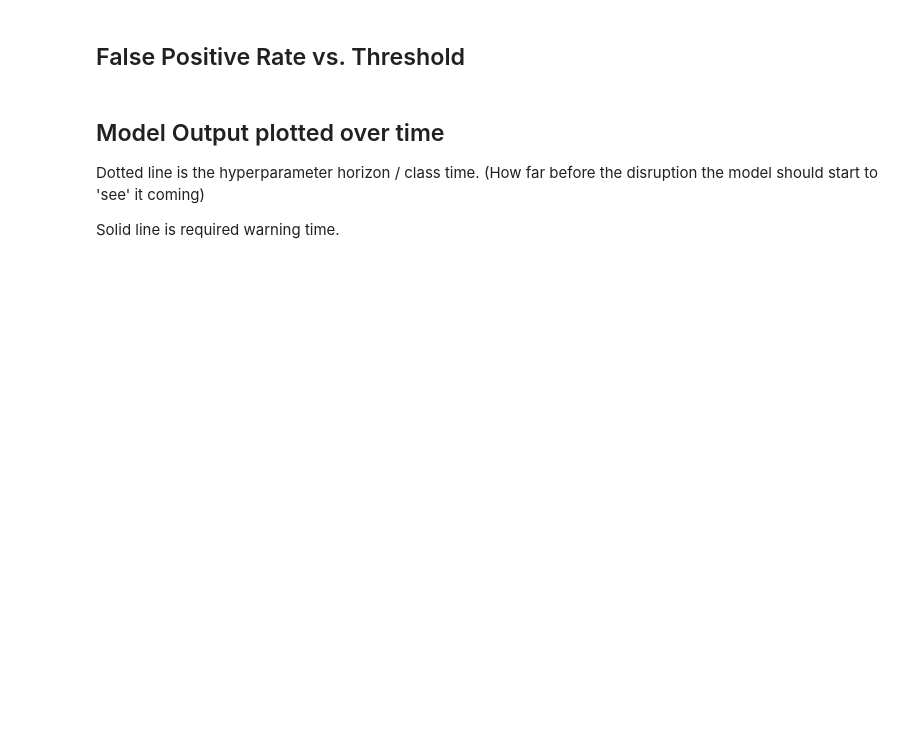
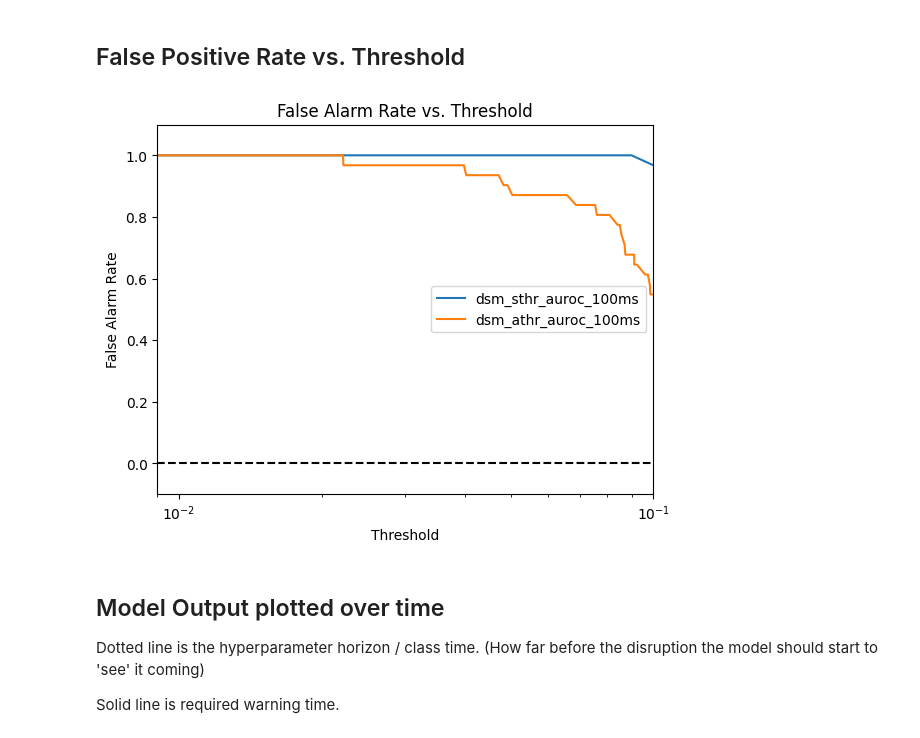
Before and after one commit to MIT-PSFC/disruption-survival-analysis, a Jupyter notebook: Run Experiments.ipynb, the cells around one changed output. Cells and saved outputs as stored; diff of their text form; code cells hidden in the pictures; blank space fills up the shorter version.

```diff
--- a/Run Experiments.ipynb
+++ b/Run Experiments.ipynb
@@ -96,8 +103,12 @@ plot_warning_time_vs_threshold(experiment_list, cutoff_far=0.05, method='median'
 # %% [markdown]
 ## False Positive Rate vs. Threshold
 # %%
-plot_false_alarm_rate_vs_threshold(experiment_list, cutoff_far=0.05, method='average', log=True)
+plot_false_alarm_rate_vs_threshold(experiment_list, cutoff_far=0.05,
+                                   method='average', log=True,
+                                   min_threshold=1e-2, max_threshold=1)
 #plot_threshold_vs_false_alarm_rate(experiment_list, cutoff_far=0.05, method='average')
+# %% [output]
+[figure, added]
 # %% [markdown]
 ## Model Output plotted over time
 
```
Also changed, not shown: parts of 6 cells of this notebook, 5 other files.
